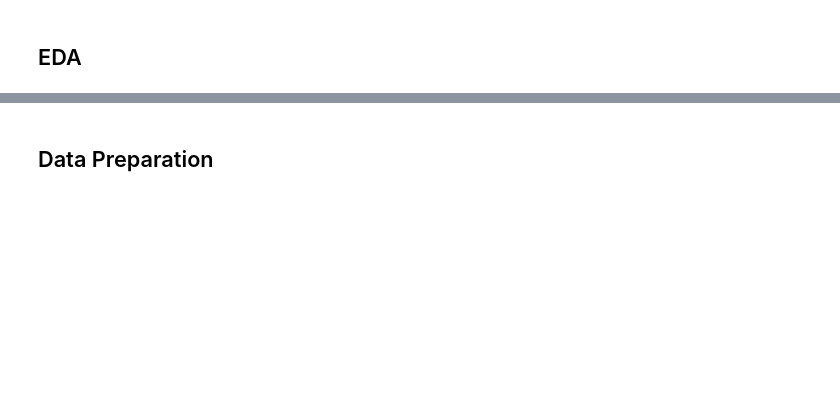
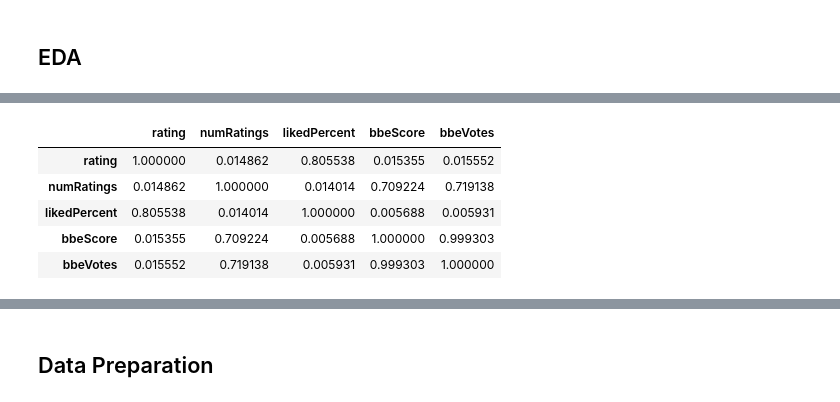
Before and after one commit to npagrawal/Book-Recommendation-Engine, a Jupyter notebook: Notebook 2.ipynb, the cells around one changed output, grey strips where cells are left out. Cells and saved outputs as stored; diff of their text form; code cells hidden in the pictures; blank space fills up the shorter version.

```diff
--- a/Notebook 2.ipynb
+++ b/Notebook 2.ipynb
@@ -22,0 +56,9 @@ df1.head(10)
+# %%
+df1.corr()
+# %% [output]
+|  | rating | numRatings | likedPercent | bbeScore | bbeVotes |
+| rating | 1.000000 | 0.014862 | 0.805538 | 0.015355 | 0.015552 |
+| numRatings | 0.014862 | 1.000000 | 0.014014 | 0.709224 | 0.719138 |
+| likedPercent | 0.805538 | 0.014014 | 1.000000 | 0.005688 | 0.005931 |
+| bbeScore | 0.015355 | 0.709224 | 0.005688 | 1.000000 | 0.999303 |
+| bbeVotes | 0.015552 | 0.719138 | 0.005931 | 0.999303 | 1.000000 |
```
Also changed, not shown: parts of 14 cells of this notebook.
